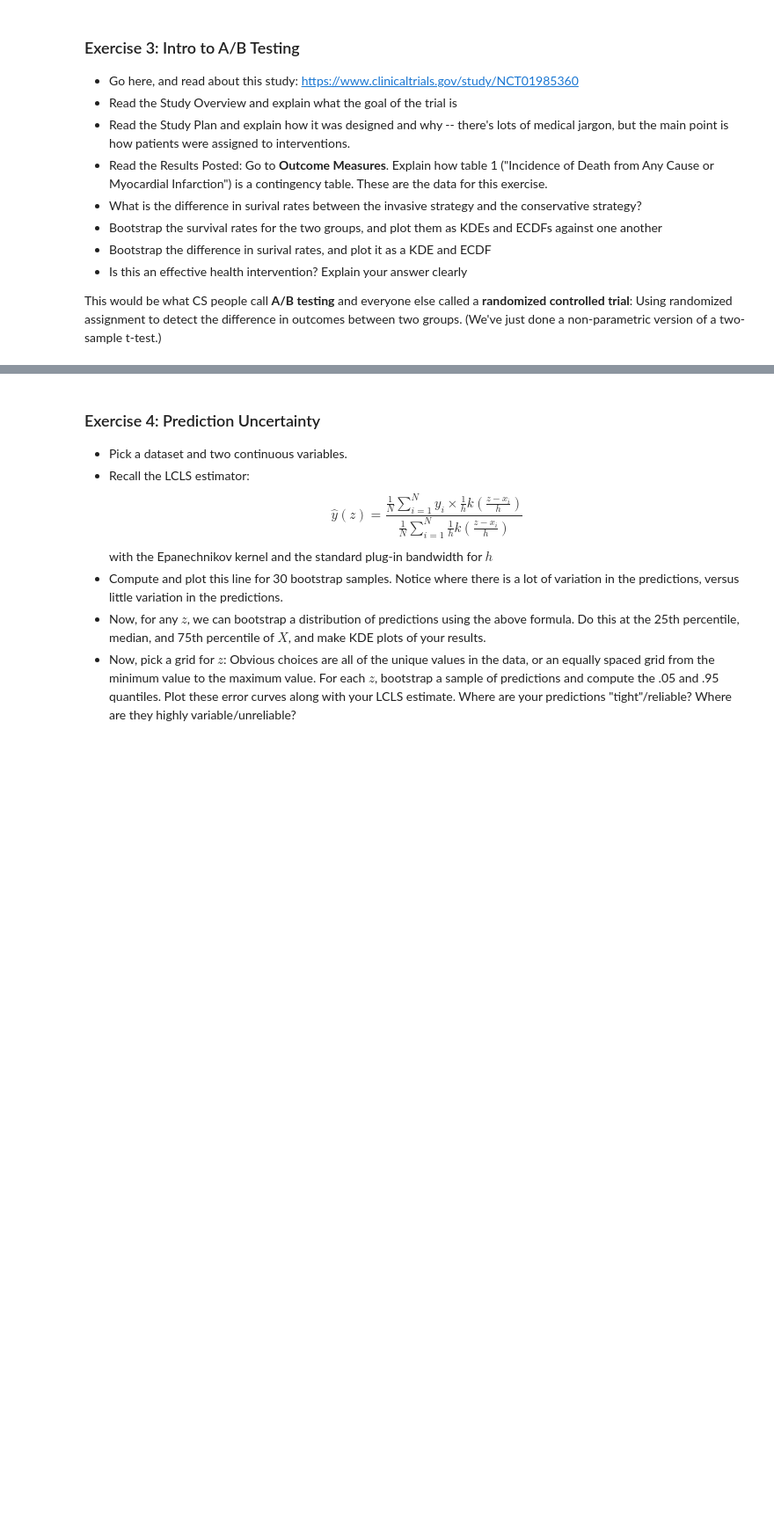
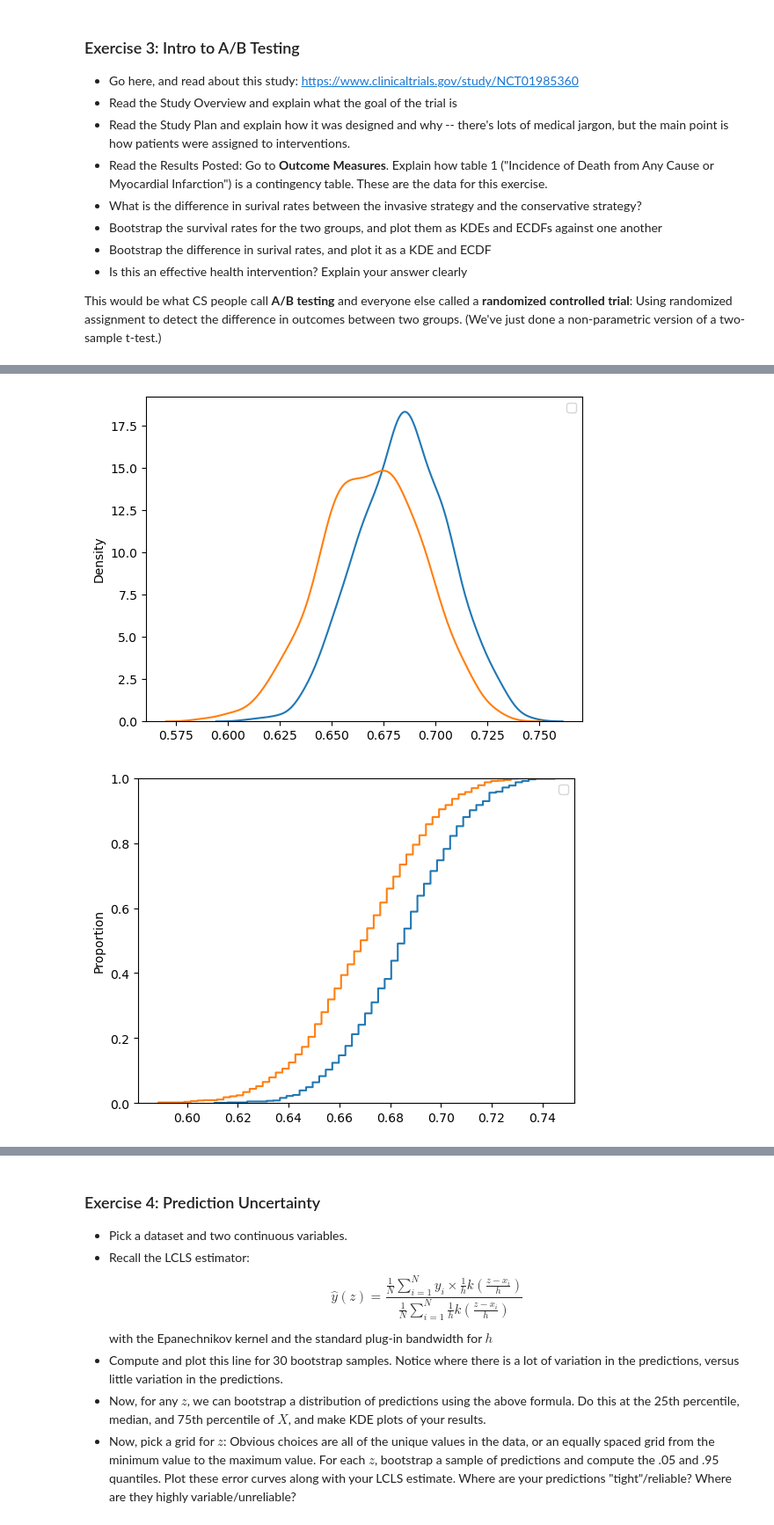
Before and after one commit to jack-joy/understanding_uncertainty_assignments, a Jupyter notebook: assignment_4.ipynb, the cells around one changed output, grey strips where cells are left out. Shown at 88% size. Saved outputs shown, nothing was run; the diff lists cells and outputs as text; code cells hidden in the pictures; blank space fills up the shorter version.

```diff
--- a/assignment_4.ipynb
+++ b/assignment_4.ipynb
@@ -180,0 +287,16 @@ This would be what CS people call **A/B testing** and everyone else called a **r
+# %%
+#invasive.plot.kde()
+#conservative.plot.kde()
+
+sns.kdeplot(invasive_boot)
+sns.kdeplot(conservative_boot)
+plt.legend()
+plt.show()
+
+sns.ecdfplot(invasive_boot)
+sns.ecdfplot(conservative_boot)
+plt.legend()
+plt.show()
+# %% [output]
+[figure, added]
+[figure, added]
```
Also changed, not shown: parts of 7 cells of this notebook.
